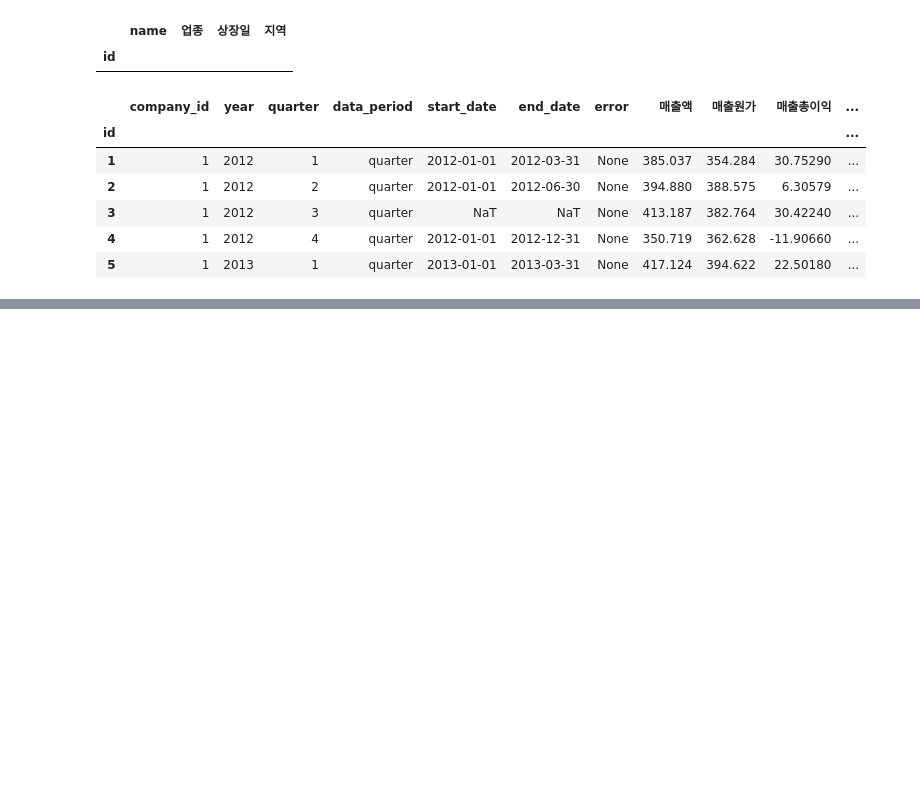
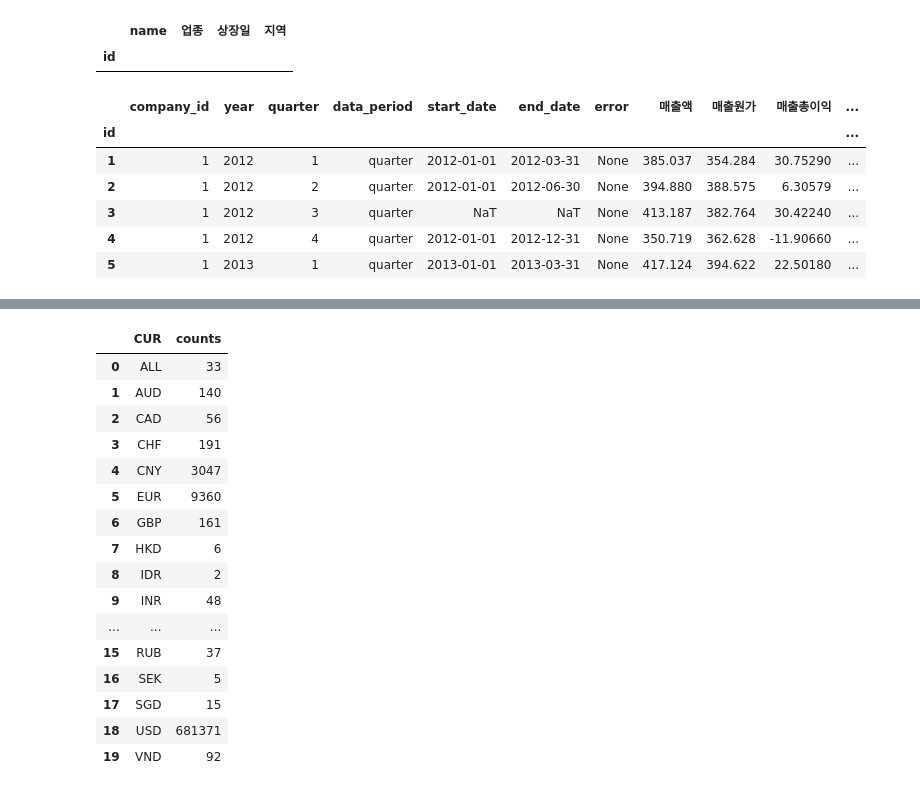
Before and after one commit to yiyc-kr/pandas-modules, a Jupyter notebook: project1.ipynb, the cells around one changed output, grey strips where cells are left out. Saved outputs shown, nothing was run; the diff lists cells and outputs as text; code cells hidden in the pictures; blank space fills up the shorter version.

```diff
--- a/project1.ipynb
+++ b/project1.ipynb
@@ -127,0 +212,20 @@ account_df.head()
+# %%
+trade_df.groupby(['CUR']).agg('size').reset_index(name="counts")
+# %% [output]
+|  | CUR | counts |
+| 0 | ALL | 33 |
+| 1 | AUD | 140 |
+| 2 | CAD | 56 |
+| 3 | CHF | 191 |
+| 4 | CNY | 3047 |
+| 5 | EUR | 9360 |
+| 6 | GBP | 161 |
+| 7 | HKD | 6 |
+| 8 | IDR | 2 |
+| 9 | INR | 48 |
+| ... | ... | ... |
+| 15 | RUB | 37 |
+| 16 | SEK | 5 |
+| 17 | SGD | 15 |
+| 18 | USD | 681371 |
+| 19 | VND | 92 |
```
Also changed, not shown: parts of 14 cells of this notebook.
